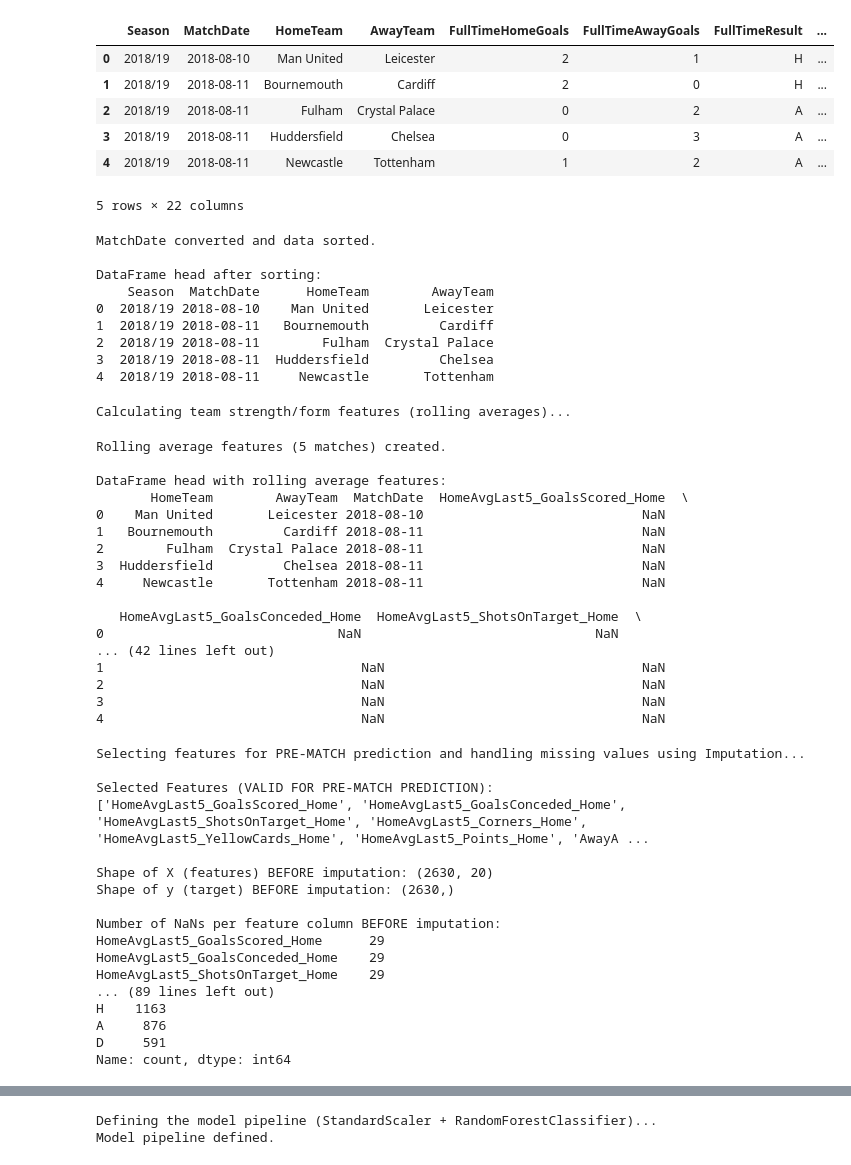
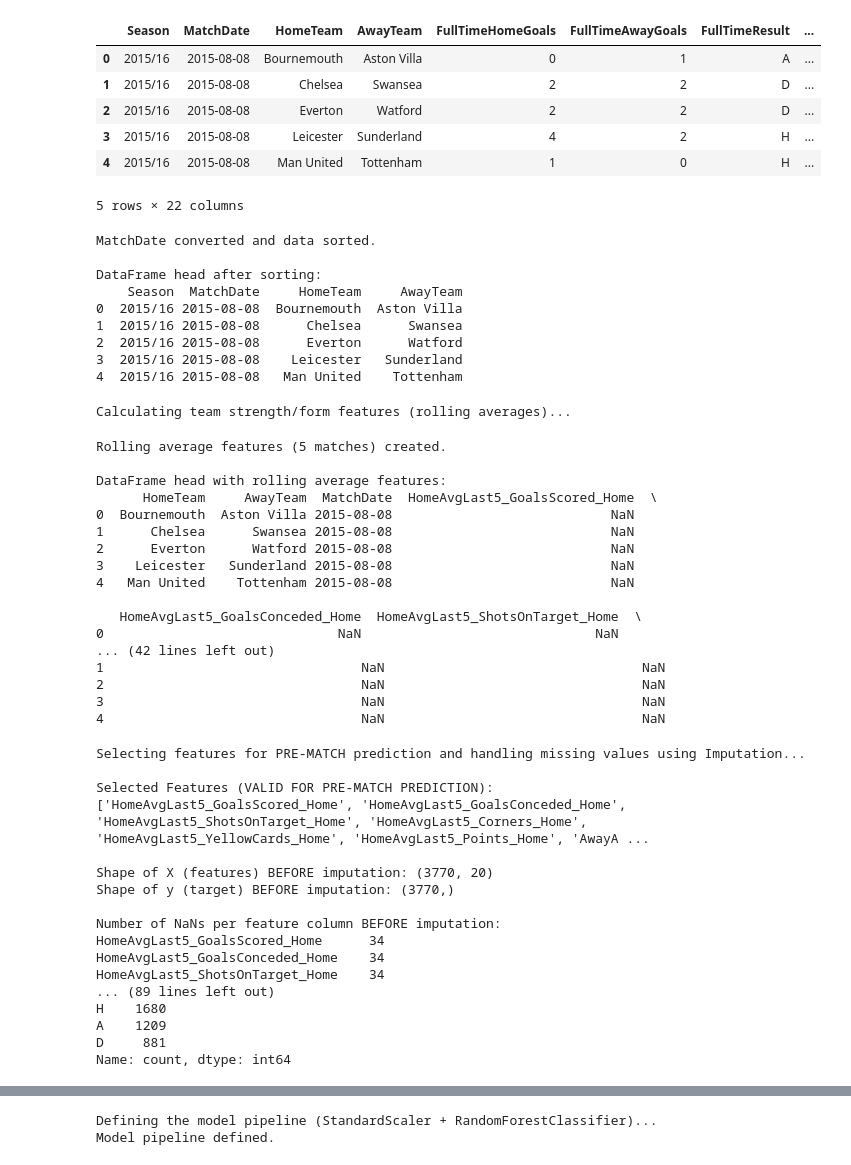
Before and after one commit to Har2yQn78/EPL-ML, a Jupyter notebook: notebook/3 - Modeling(Random Forest).ipynb, the cells around one changed output, grey strips where cells are left out. Cells and saved outputs as stored; diff of their text form; code cells hidden in the pictures.

```diff
--- a/notebook/3 - Modeling(Random Forest).ipynb
+++ b/notebook/3 - Modeling(Random Forest).ipynb
@@ -17,15 +17,15 @@ import warnings
 warnings.filterwarnings('ignore')
 sns.set_style('whitegrid')
 # %%
-df = pd.read_csv("../dataset/EPL_2018-2025.csv")
+df = pd.read_csv("../dataset/EPL-2015-2025.csv")
 df.head()
 # %% [output]
 |  | Season | MatchDate | HomeTeam | AwayTeam | FullTimeHomeGoals | FullTimeAwayGoals | FullTimeResult | ... |
-| 0 | 2018/19 | 2018-08-10 | Man United | Leicester | 2 | 1 | H | ... |
-| 1 | 2018/19 | 2018-08-11 | Bournemouth | Cardiff | 2 | 0 | H | ... |
-| 2 | 2018/19 | 2018-08-11 | Fulham | Crystal Palace | 0 | 2 | A | ... |
-| 3 | 2018/19 | 2018-08-11 | Huddersfield | Chelsea | 0 | 3 | A | ... |
-| 4 | 2018/19 | 2018-08-11 | Newcastle | Tottenham | 1 | 2 | A | ... |
+| 0 | 2015/16 | 2015-08-08 | Bournemouth | Aston Villa | 0 | 1 | A | ... |
+| 1 | 2015/16 | 2015-08-08 | Chelsea | Swansea | 2 | 2 | D | ... |
+| 2 | 2015/16 | 2015-08-08 | Everton | Watford | 2 | 2 | D | ... |
+| 3 | 2015/16 | 2015-08-08 | Leicester | Sunderland | 4 | 2 | H | ... |
+| 4 | 2015/16 | 2015-08-08 | Man United | Tottenham | 1 | 0 | H | ... |
 5 rows × 22 columns
 # %%
 df['MatchDate'] = pd.to_datetime(df['MatchDate'])
@@ -38,12 +38,12 @@ print(df[['Season', 'MatchDate', 'HomeTeam', 'AwayTeam']].head())
 MatchDate converted and data sorted.
 
 DataFrame head after sorting:
-    Season  MatchDate      HomeTeam        AwayTeam
-0  2018/19 2018-08-10    Man United       Leicester
-1  2018/19 2018-08-11   Bournemouth         Cardiff
-2  2018/19 2018-08-11        Fulham  Crystal Palace
-3  2018/19 2018-08-11  Huddersfield         Chelsea
-4  2018/19 2018-08-11     Newcastle       Tottenham
+    Season  MatchDate     HomeTeam     AwayTeam
+0  2015/16 2015-08-08  Bournemouth  Aston Villa
+1  2015/16 2015-08-08      Chelsea      Swansea
+2  2015/16 2015-08-08      Everton      Watford
+3  2015/16 2015-08-08    Leicester   Sunderland
+4  2015/16 2015-08-08   Man United    Tottenham
 # %%
 print("Calculating team strength/form features (rolling averages)...")
 
@@ -193,12 +193,12 @@ Calculating team strength/form features (rolling averages)...
 Rolling average features (5 matches) created.
 
 DataFrame head with rolling average features:
-       HomeTeam        AwayTeam  MatchDate  HomeAvgLast5_GoalsScored_Home  \
-0    Man United       Leicester 2018-08-10                            NaN
-1   Bournemouth         Cardiff 2018-08-11                            NaN
-2        Fulham  Crystal Palace 2018-08-11                            NaN
-3  Huddersfield         Chelsea 2018-08-11                            NaN
-4     Newcastle       Tottenham 2018-08-11                            NaN
+      HomeTeam     AwayTeam  MatchDate  HomeAvgLast5_GoalsScored_Home  \
+0  Bournemouth  Aston Villa 2015-08-08                            NaN
+1      Chelsea      Swansea 2015-08-08                            NaN
+2      Everton      Watford 2015-08-08                            NaN
+3    Leicester   Sunderland 2015-08-08                            NaN
+4   Man United    Tottenham 2015-08-08                            NaN
 
    HomeAvgLast5_GoalsConceded_Home  HomeAvgLast5_ShotsOnTarget_Home  \
 0                              NaN                              NaN
@@ -273,17 +273,17 @@ Selecting features for PRE-MATCH prediction and handling missing values using Im
 Selected Features (VALID FOR PRE-MATCH PREDICTION):
 ['HomeAvgLast5_GoalsScored_Home', 'HomeAvgLast5_GoalsConceded_Home', 'HomeAvgLast5_ShotsOnTarget_Home', 'HomeAvgLast5_Corners_Home', 'HomeAvgLast5_YellowCards_Home', 'HomeAvgLast5_Points_Home', 'AwayA ...
 
-Shape of X (features) BEFORE imputation: (2630, 20)
-Shape of y (target) BEFORE imputation: (2630,)
+Shape of X (features) BEFORE imputation: (3770, 20)
+Shape of y (target) BEFORE imputation: (3770,)
 
 Number of NaNs per feature column BEFORE imputation:
-HomeAvgLast5_GoalsScored_Home      29
-HomeAvgLast5_GoalsConceded_Home    29
-HomeAvgLast5_ShotsOnTarget_Home    29
+HomeAvgLast5_GoalsScored_Home      34
+HomeAvgLast5_GoalsConceded_Home    34
+HomeAvgLast5_ShotsOnTarget_Home    34
 ... (89 lines left out)
-H    1163
-A     876
-D     591
+H    1680
+A    1209
+D     881
 Name: count, dtype: int64
 # %%
 # Cell 5: Final Data Check Before Modeling
```
Also changed, not shown: parts of 6 cells of this notebook, 6 other files.
